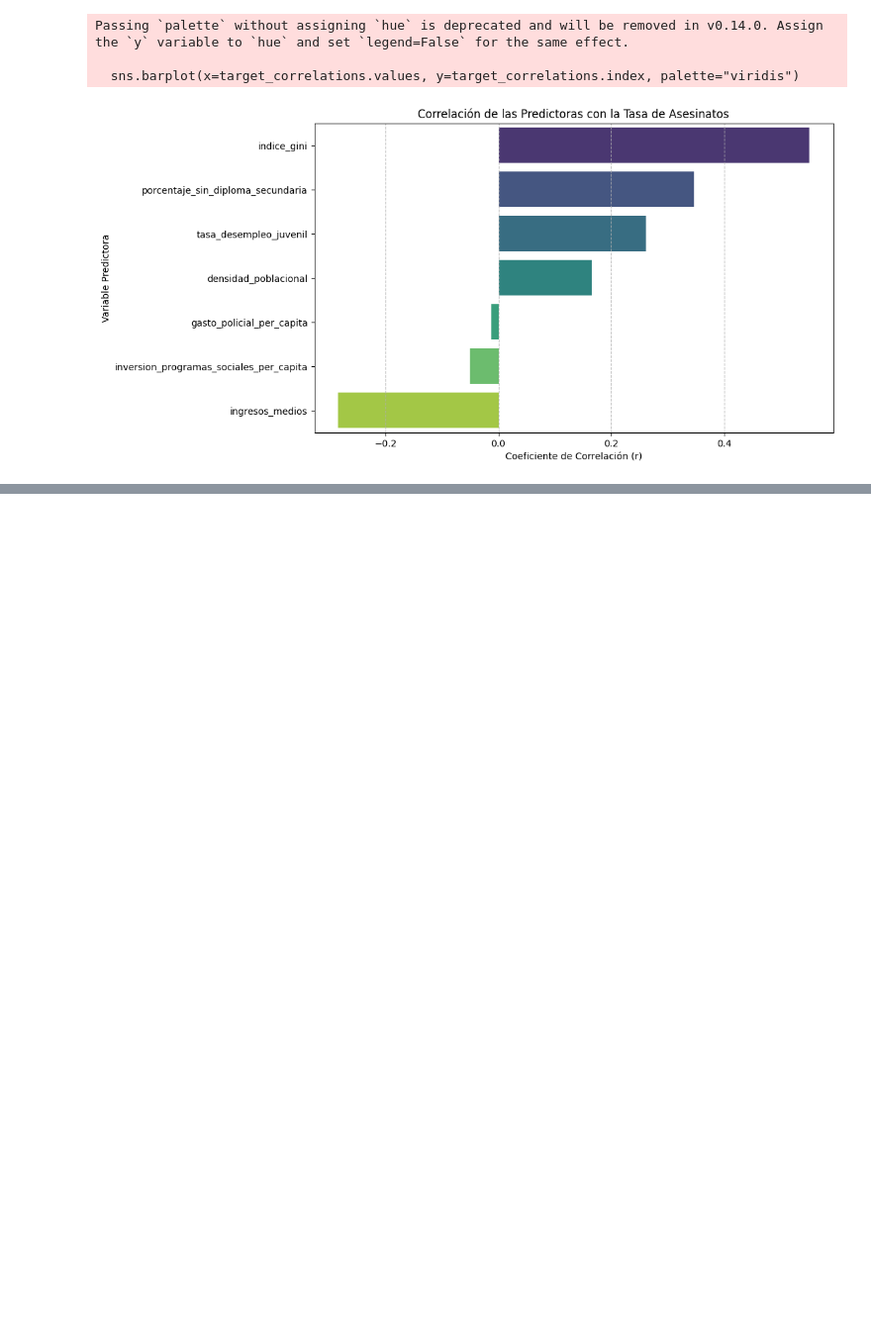
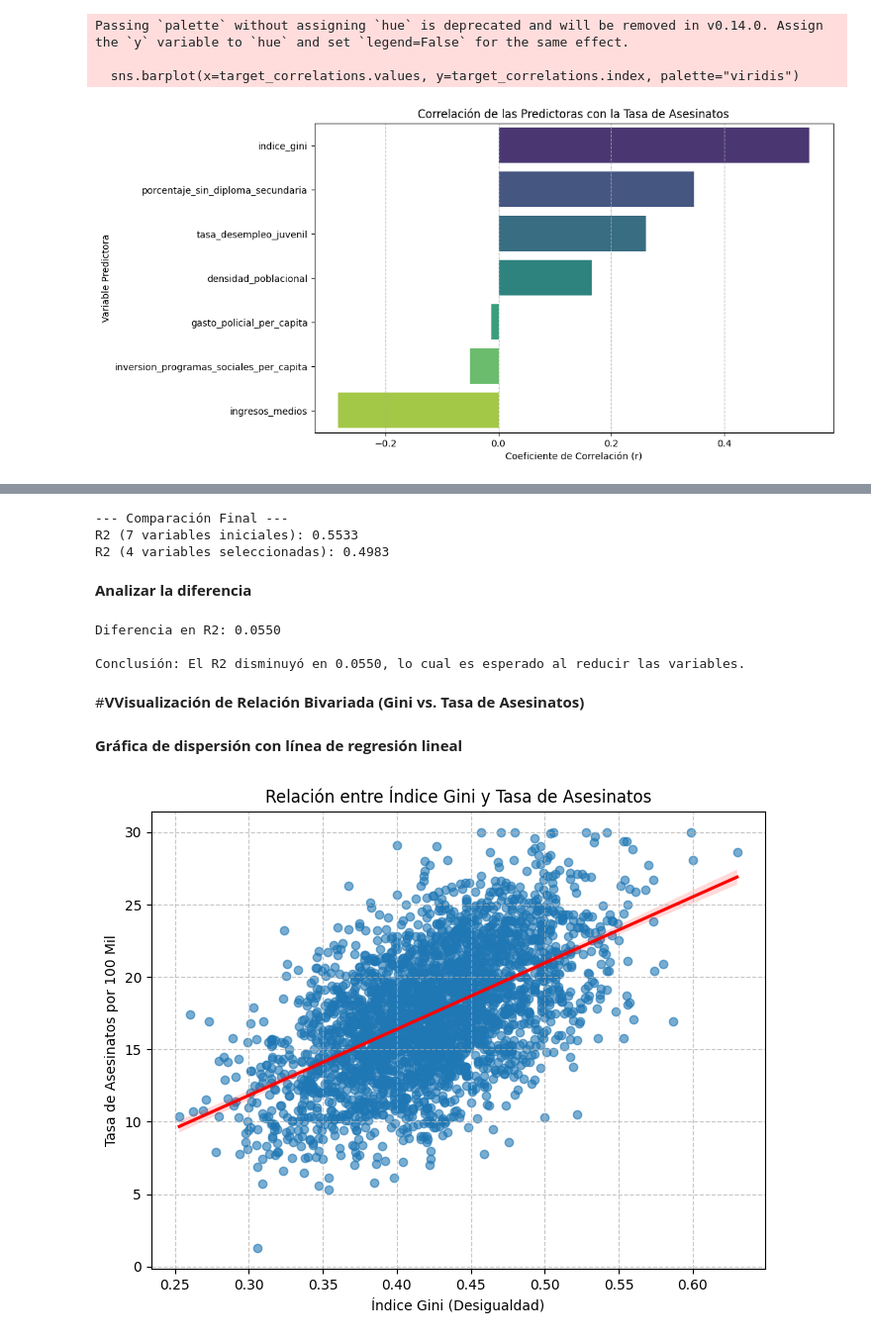
Before and after one commit to RUCUAL/Machine-Learning, a Jupyter notebook: Unidad02/Regresión Lineal Múltiple (RLM).ipynb, the cells around one changed output, grey strips where cells are left out. Shown at 99% size. Cells and saved outputs as stored; diff of their text form; code cells hidden in the pictures; blank space fills up the shorter version.

```diff
--- a/Unidad02/Regresión Lineal Múltiple (RLM).ipynb
+++ b/Unidad02/Regresión Lineal Múltiple (RLM).ipynb
@@ -136,0 +148,11 @@ Passing `palette` without assigning `hue` is deprecated and will be removed in v
+# %%
+target_variable = 'tasa_asesinatos_por_100mil'
+initial_predictors = [
+    'indice_gini',
+    'tasa_desempleo_juvenil',
+    'porcentaje_sin_diploma_secundaria',
+    'ingresos_medios',
+    'densidad_poblacional',
+    'gasto_policial_per_capita',
+    'inversion_programas_sociales_per_capita'
+]
@@ -136,0 +266,42 @@ Passing `palette` without assigning `hue` is deprecated and will be removed in v
+# %%
+print("\n--- Comparación Final ---")
+print(f"R2 (7 variables iniciales): {r2_full:.4f}")
+print(f"R2 ({len(subset_predictors)} variables seleccionadas): {r2_subset:.4f}")
+# %% [output]
+--- Comparación Final ---
+R2 (7 variables iniciales): 0.5533
+R2 (4 variables seleccionadas): 0.4983
+# %% [markdown]
+**Analizar la diferencia**
+# %%
+r2_diff = r2_full - r2_subset
+print(f"Diferencia en R2: {r2_diff:.4f}")
+
+if r2_subset < r2_full:
+    print(f"\nConclusión: El R2 disminuyó en {r2_diff:.4f}, lo cual es esperado al reducir las variables.")
+else:
+    print(f"\nConclusión: El R2 mejoró o se mantuvo, sugiriendo que las variables eliminadas no eran relevantes.")
+# %% [output]
+Diferencia en R2: 0.0550
+
+Conclusión: El R2 disminuyó en 0.0550, lo cual es esperado al reducir las variables.
+# %% [markdown]
+#**VVisualización de Relación Bivariada (Gini vs. Tasa de Asesinatos)**
+# %% [markdown]
+**Gráfica de dispersión con línea de regresión lineal**
+# %%
+plt.figure(figsize=(8, 6))
+sns.regplot(
+    x='indice_gini',
+    y=target_variable,
+    data=df,
+    scatter_kws={'alpha':0.6},  # Transparencia de los puntos
+    line_kws={'color':'red'}    # Color de la línea de regresión
+)
+plt.title('Relación entre Índice Gini y Tasa de Asesinatos')
+plt.xlabel('Índice Gini (Desigualdad)')
+plt.ylabel('Tasa de Asesinatos por 100 Mil')
+plt.grid(True, linestyle='--', alpha=0.7)
+plt.show()
+# %% [output]
+[figure, added]
```
Also changed, not shown: parts of 28 cells of this notebook.
